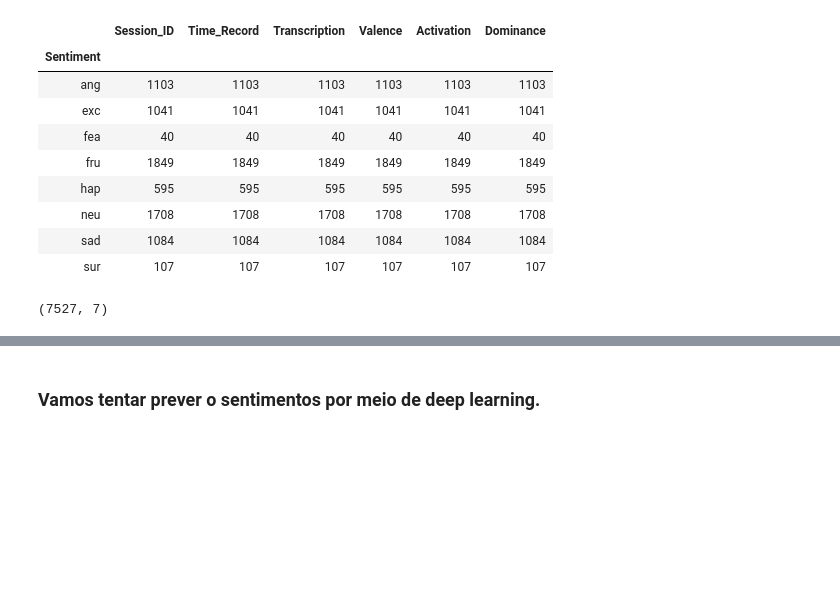
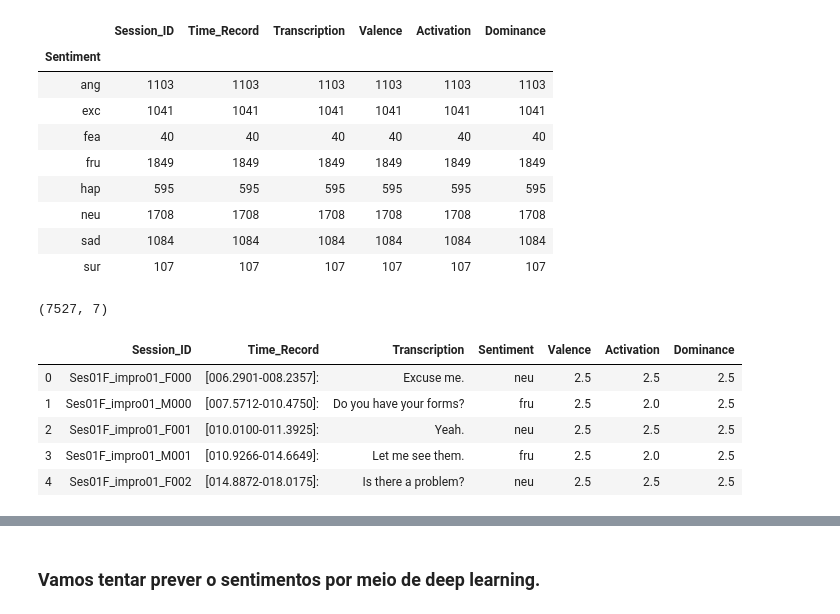
Before and after one commit to wineone/AnaliseBasicaNpl, a Jupyter notebook: semana3/iemocap/limpandoIemocap.ipynb, the cells around one changed output, grey strips where cells are left out. Saved outputs shown, nothing was run; the diff lists cells and outputs as text; code cells hidden in the pictures; blank space fills up the shorter version.

```diff
--- a/semana3/iemocap/limpandoIemocap.ipynb
+++ b/semana3/iemocap/limpandoIemocap.ipynb
@@ -101,3 +142,12 @@ merged.groupby("Sentiment").count()
 merged.shape
 # %% [output]
 (7527, 7)
+# %%
+merged.head()
+# %% [output]
+|  | Session_ID | Time_Record | Transcription | Sentiment | Valence | Activation | Dominance |
+| 0 | Ses01F_impro01_F000 | [006.2901-008.2357]: | Excuse me. | neu | 2.5 | 2.5 | 2.5 |
+| 1 | Ses01F_impro01_M000 | [007.5712-010.4750]: | Do you have your forms? | fru | 2.5 | 2.0 | 2.5 |
+| 2 | Ses01F_impro01_F001 | [010.0100-011.3925]: | Yeah. | neu | 2.5 | 2.5 | 2.5 |
+| 3 | Ses01F_impro01_M001 | [010.9266-014.6649]: | Let me see them. | fru | 2.5 | 2.0 | 2.5 |
+| 4 | Ses01F_impro01_F002 | [014.8872-018.0175]: | Is there a problem? | neu | 2.5 | 2.5 | 2.5 |
```
Also changed, not shown: parts of 22 cells of this notebook, 1 other file.
